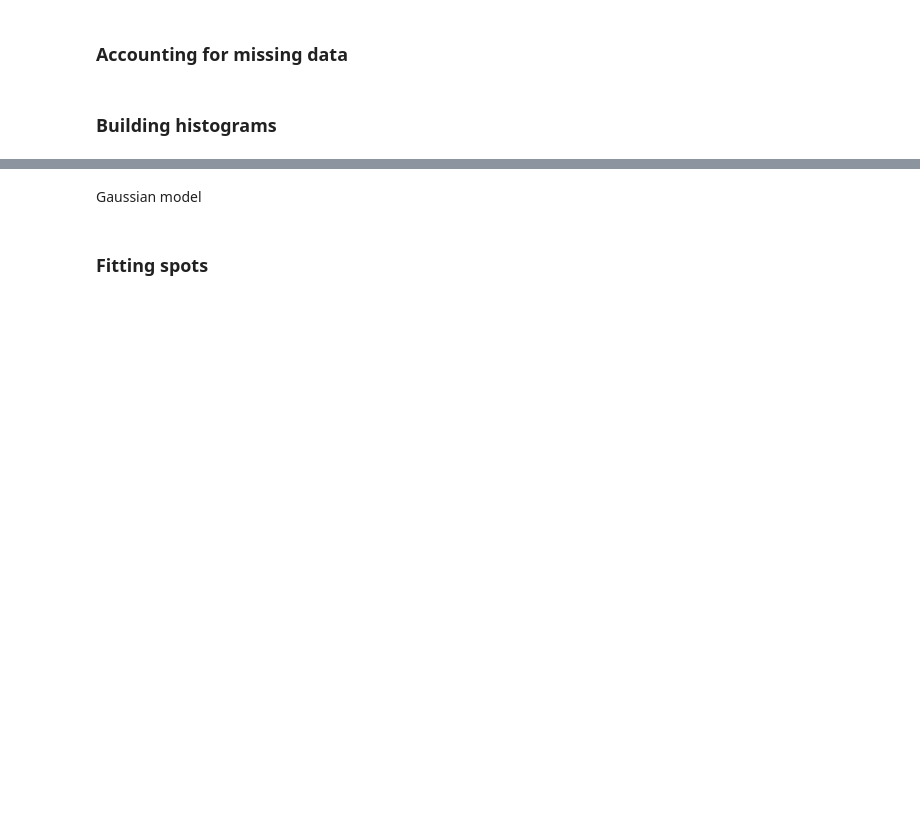
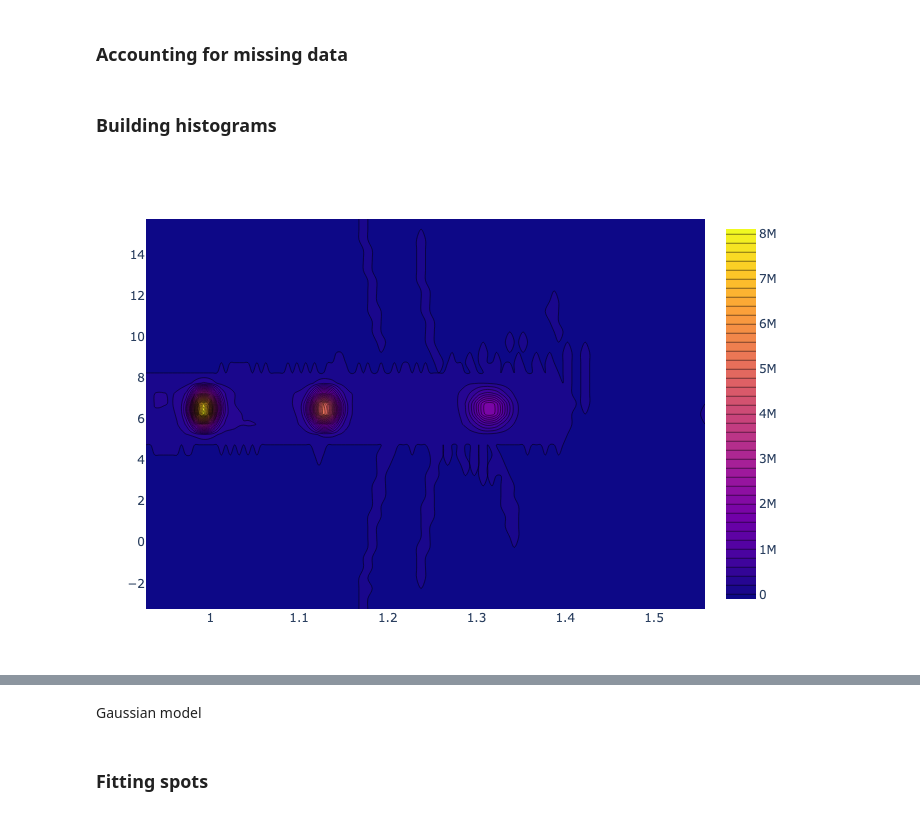
Before and after one commit to FerreolS/PIC.jl, a Jupyter notebook: notebooks/Profile_Extraction.ipynb, the cells around one changed output, grey strips where cells are left out. Cells and saved outputs as stored; diff of their text form; code cells hidden in the pictures; blank space fills up the shorter version.

```diff
--- a/notebooks/Profile_Extraction.ipynb
+++ b/notebooks/Profile_Extraction.ipynb
@@ -83,7 +83,7 @@ and 2 maps:
 - `distweight` : the distance of each pixel within a lenslet from to the spectral law
 - `\lambdaMap` : the wavelenght seen by each pixels
 # %%
-(lenslettab,  atab, fwhmtab, distweight, λMap) = fitSpectralLaw(laserData,badpix,λlaser,lensletsize,position,cxinit,cyinit,fwhminit,wavelengthrange;validlenslets=validlenslet[1:100]);
+(lenslettab,  atab, fwhmtab, distweight, λMap) = fitSpectralLaw(laserData,badpix,λlaser,lensletsize,position,cxinit,cyinit,fwhminit,wavelengthrange;validlenslets=validlenslet);
 # %% [markdown]
 ### Accounting for missing data
 # %%
@@ -117,6 +117,8 @@ daxe = (hlaser.edges[1][2:end] + hlaser.edges[1][1:end-1])./2.;
 # %%
 #plot(contour(y=λaxe,x=daxe,z=hlaser.weights, contours_start=0, contours_end=1.8e6, contours_size=1e5))
 import PlotlyJS as PlotlyJS
 #PlotlyJS.plot(PlotlyJS.contour(y=λaxe,x=daxe,z=hlaser.weights))
-PlotlyJS.plot(PlotlyJS.contour(x=λaxe,y=daxe,z=hlaser.weights, contours_start=0, contours_end=3e6, contours_size=5e4))
+PlotlyJS.plot(PlotlyJS.contour(x=λaxe,y=daxe,z=hlaser.weights, contours_start=0, contours_end=8e6, contours_size=2e5))
+# %% [output]
+[figure, added]
 # %%
```
Also changed, not shown: parts of 16 cells of this notebook.
